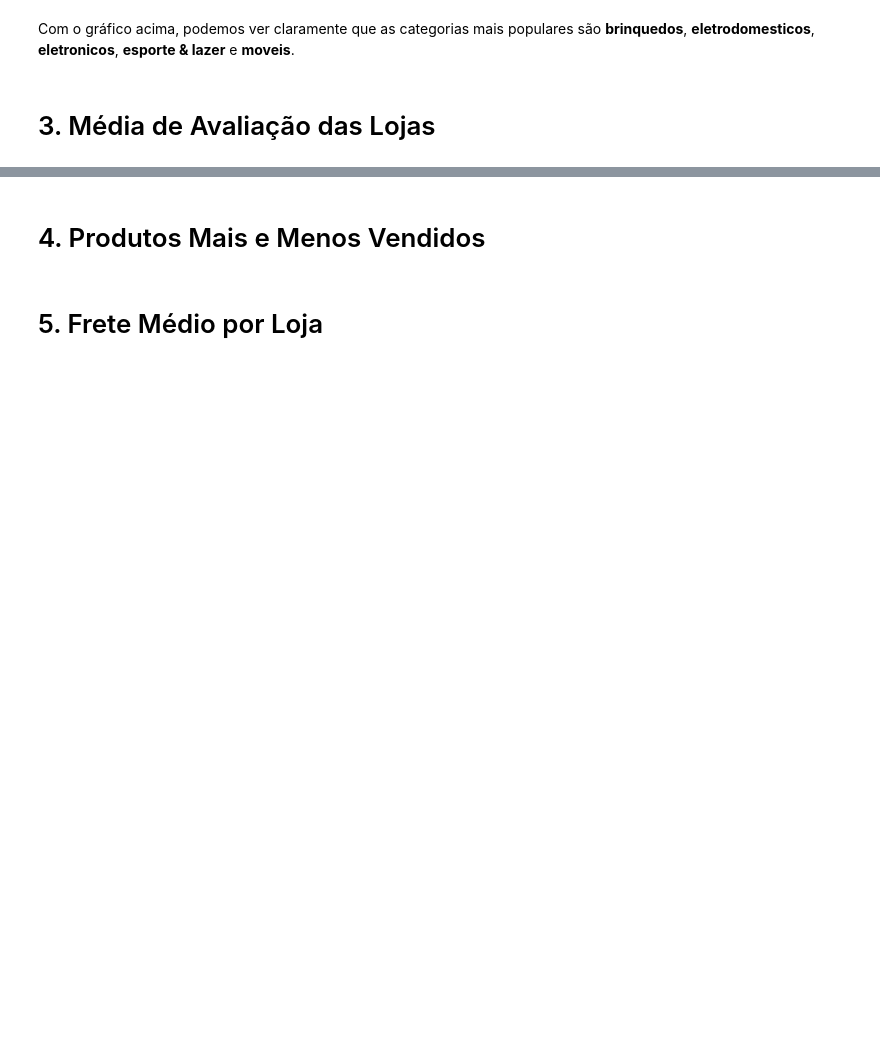
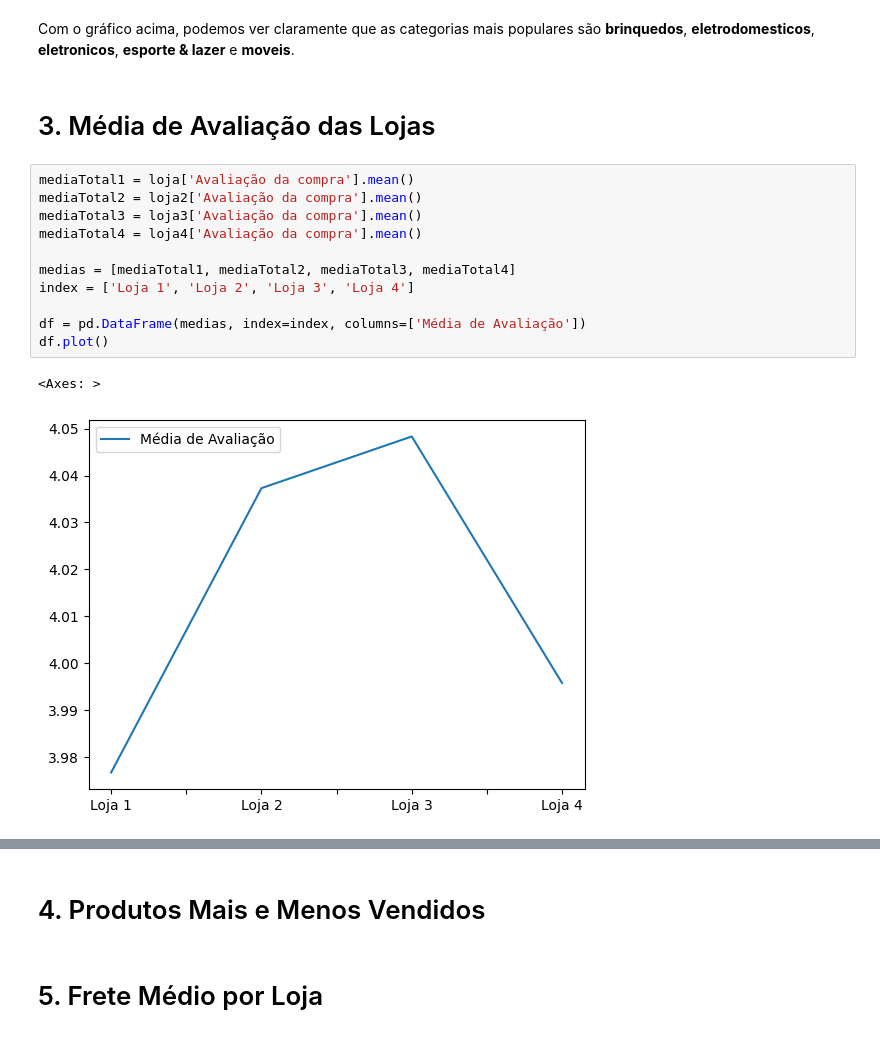
Before and after one commit to samarawwleticia/challengedadosalura, a Jupyter notebook: AluraStoreBrasil.ipynb, the cells around one changed output, grey strips where cells are left out. Drawn from its saved outputs; the diff is of its cells as text; blank space fills up the shorter version.

Commit message:
media de avaliação de clientes por categoria  e loja

```diff
--- a/AluraStoreBrasil.ipynb
+++ b/AluraStoreBrasil.ipynb
@@ -123,3 +123,17 @@ Text(0.5, 1.0, 'Vendas por Categoria')
 Com o gráfico acima, podemos ver claramente que as categorias mais populares são **brinquedos**, **eletrodomesticos**, **eletronicos**, **esporte & lazer** e **moveis**.
 # %% [markdown]
 # 3. Média de Avaliação das Lojas
+# %%
+mediaTotal1 = loja['Avaliação da compra'].mean()
+mediaTotal2 = loja2['Avaliação da compra'].mean()
+mediaTotal3 = loja3['Avaliação da compra'].mean()
+mediaTotal4 = loja4['Avaliação da compra'].mean()
+
+medias = [mediaTotal1, mediaTotal2, mediaTotal3, mediaTotal4]
+index = ['Loja 1', 'Loja 2', 'Loja 3', 'Loja 4']
+
+df = pd.DataFrame(medias, index=index, columns=['Média de Avaliação'])
+df.plot()
+# %% [output]
+<Axes: >
+[figure, added]
```
Also changed, not shown: parts of 2 cells of this notebook.
